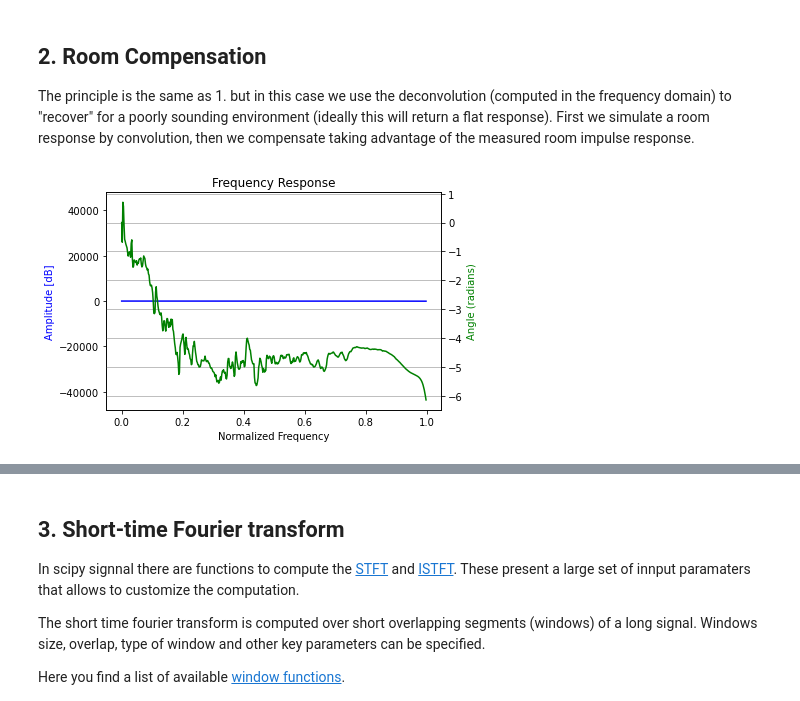
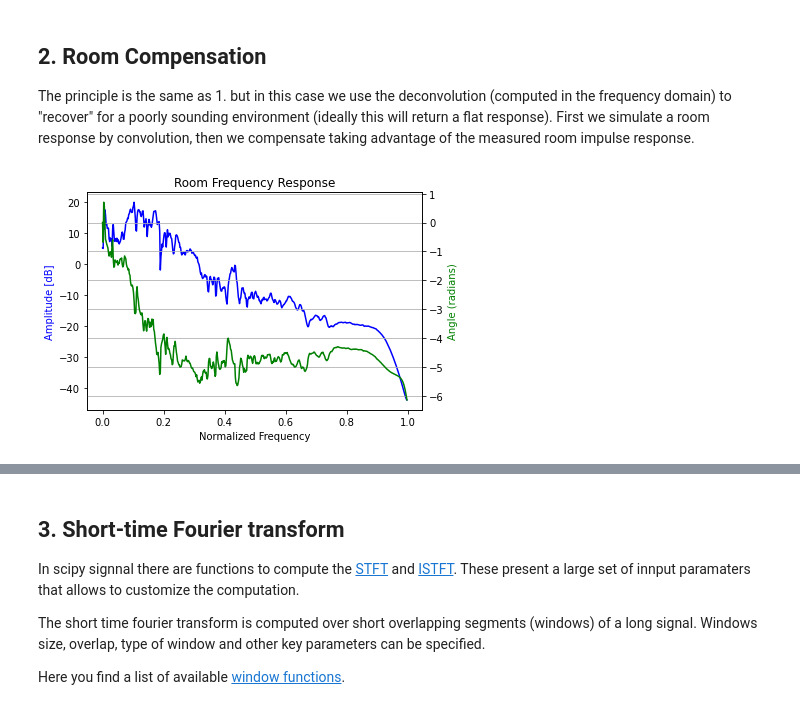
Before and after one commit to MCT-master/MCT4001, a Jupyter notebook: python/notebooks/PythonSession11.ipynb, the cells around one changed output, grey strips where cells are left out. Saved outputs shown, nothing was run; the diff lists cells and outputs as text; code cells hidden in the pictures.

```diff
--- a/python/notebooks/PythonSession11.ipynb
+++ b/python/notebooks/PythonSession11.ipynb
@@ -191,12 +191,12 @@ noise = np.random.normal(0, 0.1, 2*sr)
 # %%
 # loading and displaying the response
 
 response, sr = librosa.load('./files/IR__tosha73__ir-brown-cab-audix-i5-center.wav', sr=sr)
 #response, sr = librosa.load('./files/IR_jamespeacock4616__car.wav', sr)
 
-myFiltResponse(response,1,0,sr,'Frequency Response')
+myFiltResponse(response,1,sr,0,'Room Frequency Response')
 # %% [output]
-[figure, old version]
+[figure, new version]
 # %%
 # simulating what the actual music and noise would sound in the room
 music_room = signal.lfilter(response,1,music) #equivalent of signal.convolve(music,response)
```
Also changed, not shown: parts of 17 cells of this notebook, 2 other files.
